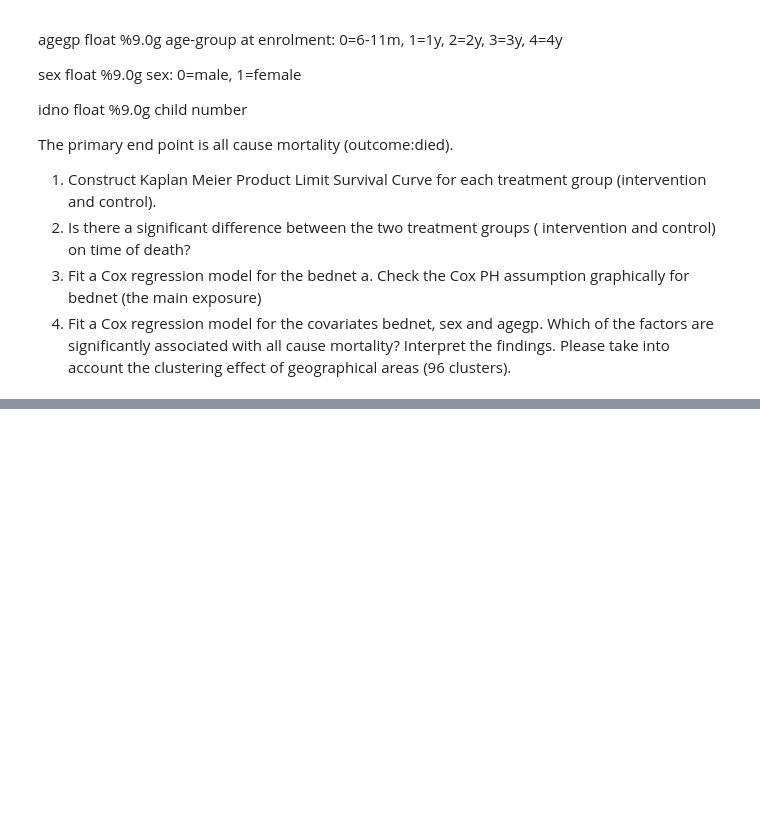
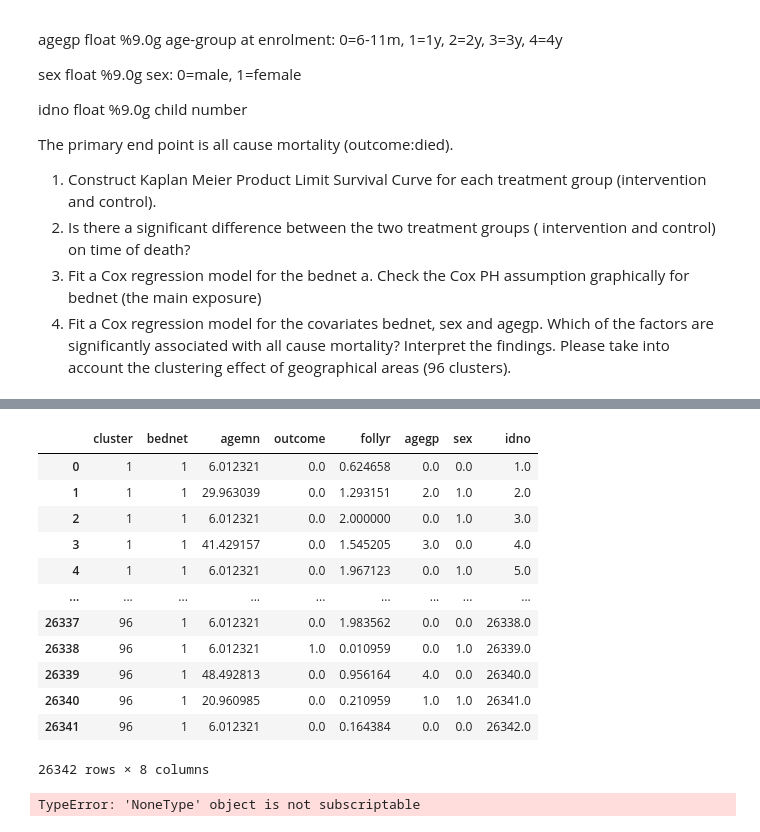
Before and after one commit to DegaregeN/survival-analysis-, a Jupyter notebook: survival_analysis.ipynb, the cells around one changed output, grey strips where cells are left out. Drawn from its saved outputs; the diff is of its cells as text; code cells hidden in the pictures; blank space fills up the shorter version.

```diff
--- a/survival_analysis.ipynb
+++ b/survival_analysis.ipynb
@@ -45,0 +62,18 @@ clusters).
+# %%
+# Load data
+data = pd.read_stata("D:/AAU PHDS/Semister Three/Advanced Biostastics/Prof Alemayehu Worku/Assignment/bednetstudy.dta")
+data
+# %% [output]
+|  | cluster | bednet | agemn | outcome | follyr | agegp | sex | idno |
+| 0 | 1 | 1 | 6.012321 | 0.0 | 0.624658 | 0.0 | 0.0 | 1.0 |
+| 1 | 1 | 1 | 29.963039 | 0.0 | 1.293151 | 2.0 | 1.0 | 2.0 |
+| 2 | 1 | 1 | 6.012321 | 0.0 | 2.000000 | 0.0 | 1.0 | 3.0 |
+| 3 | 1 | 1 | 41.429157 | 0.0 | 1.545205 | 3.0 | 0.0 | 4.0 |
+| 4 | 1 | 1 | 6.012321 | 0.0 | 1.967123 | 0.0 | 1.0 | 5.0 |
+| ... | ... | ... | ... | ... | ... | ... | ... | ... |
+| 26337 | 96 | 1 | 6.012321 | 0.0 | 1.983562 | 0.0 | 0.0 | 26338.0 |
+| 26338 | 96 | 1 | 6.012321 | 1.0 | 0.010959 | 0.0 | 1.0 | 26339.0 |
+| 26339 | 96 | 1 | 48.492813 | 0.0 | 0.956164 | 4.0 | 0.0 | 26340.0 |
+| 26340 | 96 | 1 | 20.960985 | 0.0 | 0.210959 | 1.0 | 1.0 | 26341.0 |
+| 26341 | 96 | 1 | 6.012321 | 0.0 | 0.164384 | 0.0 | 0.0 | 26342.0 |
+26342 rows × 8 columns
@@ -45,0 +83,6 @@ clusters).
+# %%
+# Filter data for control and intervention groups
+control = data[data['bednet'] == 0]
+intervention = data[data['bednet'] == 1]
+# %% [output]
+TypeError: 'NoneType' object is not subscriptable
```
Also changed, not shown: parts of 12 cells of this notebook.
